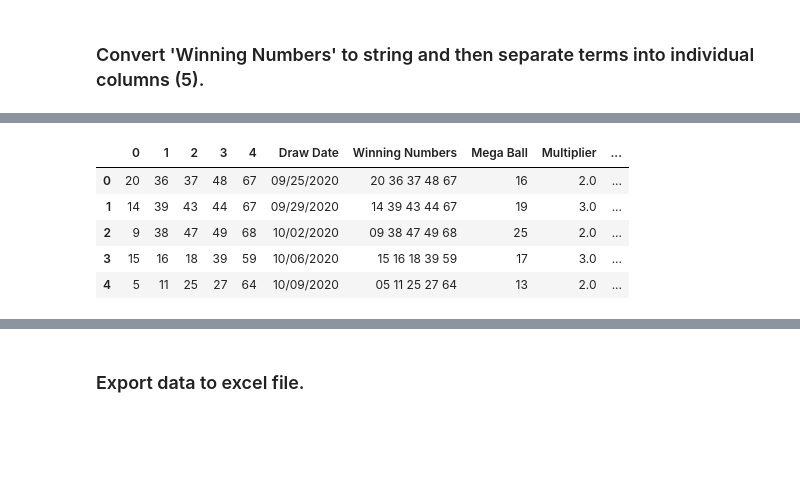
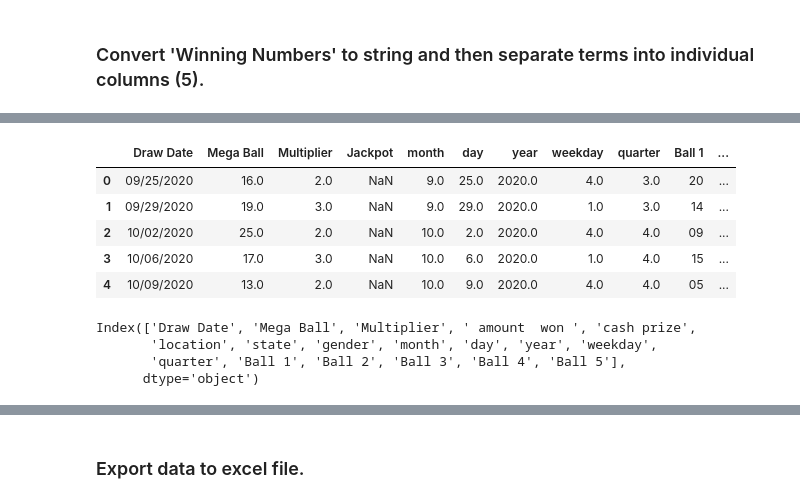
Before and after one commit to AlbiKovi/DSO110---Final-Group-Project, a Jupyter notebook: DSO110 - Final Group Project - Lottery.ipynb, the cells around one changed output, grey strips where cells are left out. Cells and saved outputs as stored; diff of their text form; code cells hidden in the pictures; blank space fills up the shorter version.

```diff
--- a/DSO110 - Final Group Project - Lottery.ipynb
+++ b/DSO110 - Final Group Project - Lottery.ipynb
@@ -80,4 +129,4 @@ Winning_Numbers.head()
 # %%
-Winning_Numbers['quarter'] = pd.DatetimeIndex(Winning_Numbers['Draw Date']).quarter
-Winning_Numbers.head()
+Winning_Numbers1['quarter'] = pd.DatetimeIndex(Winning_Numbers1['Draw Date']).quarter
+Winning_Numbers1.head()
 # %% [output]
@@ -109,7 +159,7 @@ memory usage: 143.3+ KB
 # %% [markdown]
 ### Convert 'Winning Numbers' to string and then separate terms into individual columns (5).
 # %%
-Winning_Numbers["Winning Numbers"]= Winning_Numbers["Winning Numbers"].astype(str)
+Winning_Numbers1["Winning Numbers"]= Winning_Numbers1["Winning Numbers"].astype(str)
 # %%
-Winning_Numbers1 = Winning_Numbers['Winning Numbers'].str.split(' ', expand=True)
+Winning_Numbers2 = Winning_Numbers1['Winning Numbers'].str.split(' ', expand=True).rename(columns = lambda x: "Ball "+str(x+1))
 # %%
@@ -139,7 +173,0 @@ memory usage: 79.7+ KB
-# %%
-Winning_Numbers1[0]= Winning_Numbers1[0].astype(int)
-Winning_Numbers1[1]= Winning_Numbers1[1].astype(int)
-Winning_Numbers1[2]= Winning_Numbers1[2].astype(int)
-Winning_Numbers1[3]= Winning_Numbers1[3].astype(int)
-Winning_Numbers1[4]= Winning_Numbers1[4].astype(int)
-Winning_Numbers1.info()
@@ -163,9 +189,18 @@ result = pd.concat([Winning_Numbers1, Winning_Numbers], axis=1)
 # %%
-result.head()
+Winning_Numbers3 = pd.concat([Winning_Numbers1, Winning_Numbers2], axis=1)
+Winning_Numbers3.drop(columns =["Winning Numbers"], inplace = True)
+Winning_Numbers3.head()
 # %% [output]
-|  | 0 | 1 | 2 | 3 | 4 | Draw Date | Winning Numbers | Mega Ball | Multiplier | ... |
-| 0 | 20 | 36 | 37 | 48 | 67 | 09/25/2020 | 20 36 37 48 67 | 16 | 2.0 | ... |
-| 1 | 14 | 39 | 43 | 44 | 67 | 09/29/2020 | 14 39 43 44 67 | 19 | 3.0 | ... |
-| 2 | 9 | 38 | 47 | 49 | 68 | 10/02/2020 | 09 38 47 49 68 | 25 | 2.0 | ... |
-| 3 | 15 | 16 | 18 | 39 | 59 | 10/06/2020 | 15 16 18 39 59 | 17 | 3.0 | ... |
-| 4 | 5 | 11 | 25 | 27 | 64 | 10/09/2020 | 05 11 25 27 64 | 13 | 2.0 | ... |
+|  | Draw Date | Mega Ball | Multiplier | Jackpot | month | day | year | weekday | quarter | Ball 1 | ... |
+| 0 | 09/25/2020 | 16.0 | 2.0 | NaN | 9.0 | 25.0 | 2020.0 | 4.0 | 3.0 | 20 | ... |
+| 1 | 09/29/2020 | 19.0 | 3.0 | NaN | 9.0 | 29.0 | 2020.0 | 1.0 | 3.0 | 14 | ... |
+| 2 | 10/02/2020 | 25.0 | 2.0 | NaN | 10.0 | 2.0 | 2020.0 | 4.0 | 4.0 | 09 | ... |
+| 3 | 10/06/2020 | 17.0 | 3.0 | NaN | 10.0 | 6.0 | 2020.0 | 1.0 | 4.0 | 15 | ... |
+| 4 | 10/09/2020 | 13.0 | 2.0 | NaN | 10.0 | 9.0 | 2020.0 | 4.0 | 4.0 | 05 | ... |
+# %%
+Winning_Numbers3.columns
+# %% [output]
+Index(['Draw Date', 'Mega Ball', 'Multiplier', ' amount  won ', 'cash prize',
+       'location', 'state', 'gender', 'month', 'day', 'year', 'weekday',
+       'quarter', 'Ball 1', 'Ball 2', 'Ball 3', 'Ball 4', 'Ball 5'],
+      dtype='object')
```
Also changed, not shown: parts of 19 cells of this notebook.
